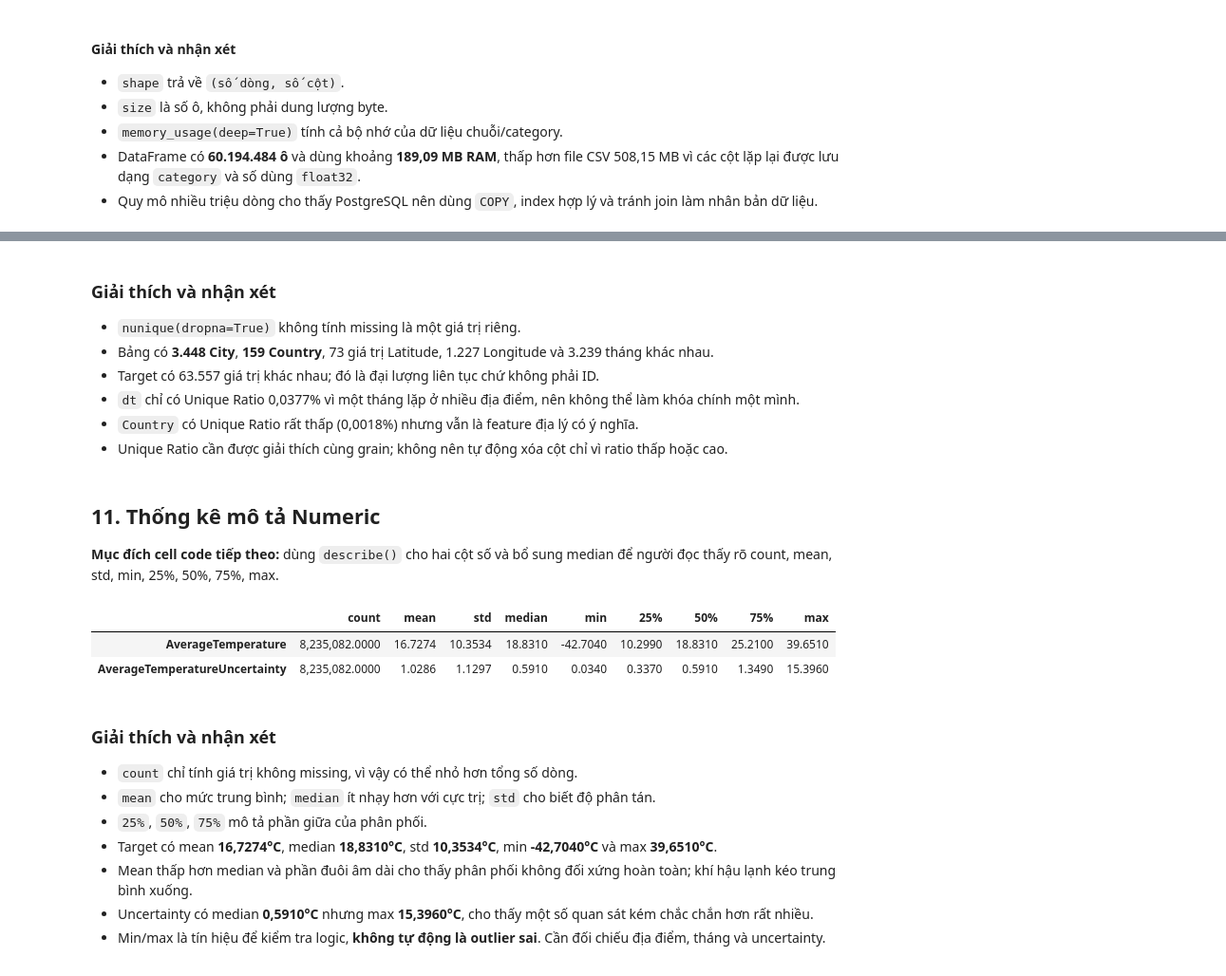
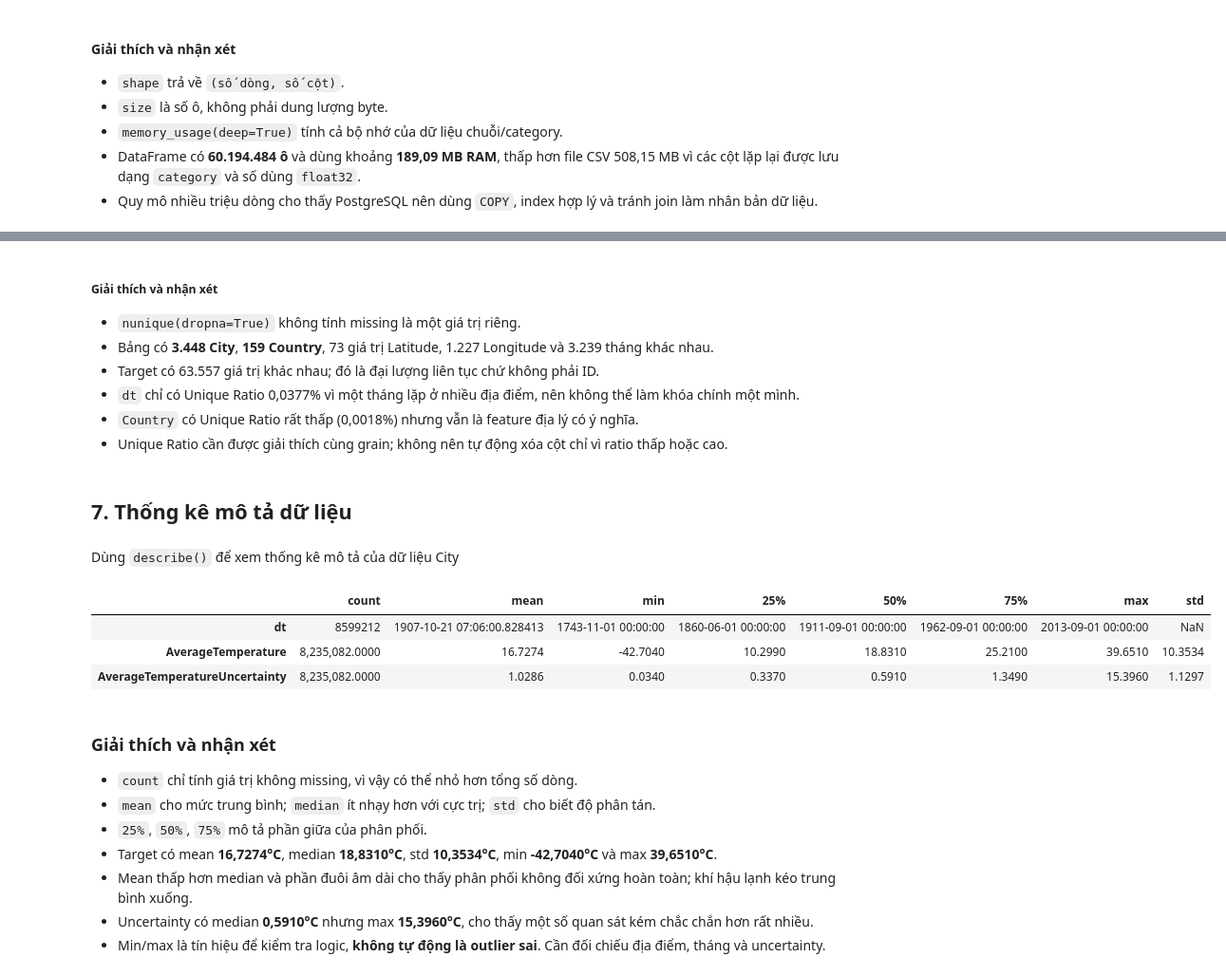
Before and after one commit to Sekaiiii1/Global-Surface-Temperature-Analysis, a Jupyter notebook: notebooks/01_data_understanding.ipynb, the cells around one changed output, grey strips where cells are left out. Shown at 95% size. Saved outputs shown, nothing was run; the diff lists cells and outputs as text; code cells hidden in the pictures.

```diff
--- a/notebooks/01_data_understanding.ipynb
+++ b/notebooks/01_data_understanding.ipynb
@@ -368,5 +370,5 @@ display(unique_summary)
 # %% [markdown]
-### Giải thích và nhận xét
+##### Giải thích và nhận xét
 
 - `nunique(dropna=True)` không tính missing là một giá trị riêng.
 - Bảng có **3.448 City**, **159 Country**, 73 giá trị Latitude, 1.227 Longitude và 3.239 tháng khác nhau.
@@ -374,28 +376,17 @@ display(unique_summary)
 - `dt` chỉ có Unique Ratio 0,0377% vì một tháng lặp ở nhiều địa điểm, nên không thể làm khóa chính một mình.
 - `Country` có Unique Ratio rất thấp (0,0018%) nhưng vẫn là feature địa lý có ý nghĩa.
 - Unique Ratio cần được giải thích cùng grain; không nên tự động xóa cột chỉ vì ratio thấp hoặc cao.
-# %% [markdown]
-## 11. Thống kê mô tả Numeric
-
-**Mục đích cell code tiếp theo:** dùng `describe()` cho hai cột số và bổ sung median để người đọc thấy rõ count, mean, std, min, 25%, 50%, 75%, max.
-# %%
-numeric_columns = [
-    "AverageTemperature",
-    "AverageTemperatureUncertainty",
-]
-
-numeric_summary = city_df[numeric_columns].describe().T
-numeric_summary.insert(
-    3,
-    "median",
-    city_df[numeric_columns].median(),
-)
-
-display(numeric_summary)
-# %% [output]
-|  | count | mean | std | median | min | 25% | 50% | 75% | max |
-| AverageTemperature | 8,235,082.0000 | 16.7274 | 10.3534 | 18.8310 | -42.7040 | 10.2990 | 18.8310 | 25.2100 | 39.6510 |
-| AverageTemperatureUncertainty | 8,235,082.0000 | 1.0286 | 1.1297 | 0.5910 | 0.0340 | 0.3370 | 0.5910 | 1.3490 | 15.3960 |
+# %% [markdown]
+## 7. Thống kê mô tả dữ liệu
+# %% [markdown]
+Dùng `describe()` để xem thống kê mô tả của dữ liệu City
+# %%
+city_df.describe().T
+# %% [output]
+|  | count | mean | min | 25% | 50% | 75% | max | std |
+| dt | 8599212 | 1907-10-21 07:06:00.828413 | 1743-11-01 00:00:00 | 1860-06-01 00:00:00 | 1911-09-01 00:00:00 | 1962-09-01 00:00:00 | 2013-09-01 00:00:00 | NaN |
+| AverageTemperature | 8,235,082.0000 | 16.7274 | -42.7040 | 10.2990 | 18.8310 | 25.2100 | 39.6510 | 10.3534 |
+| AverageTemperatureUncertainty | 8,235,082.0000 | 1.0286 | 0.0340 | 0.3370 | 0.5910 | 1.3490 | 15.3960 | 1.1297 |
 # %% [markdown]
 ### Giải thích và nhận xét
 
```
Also changed, not shown: parts of 14 cells of this notebook.
